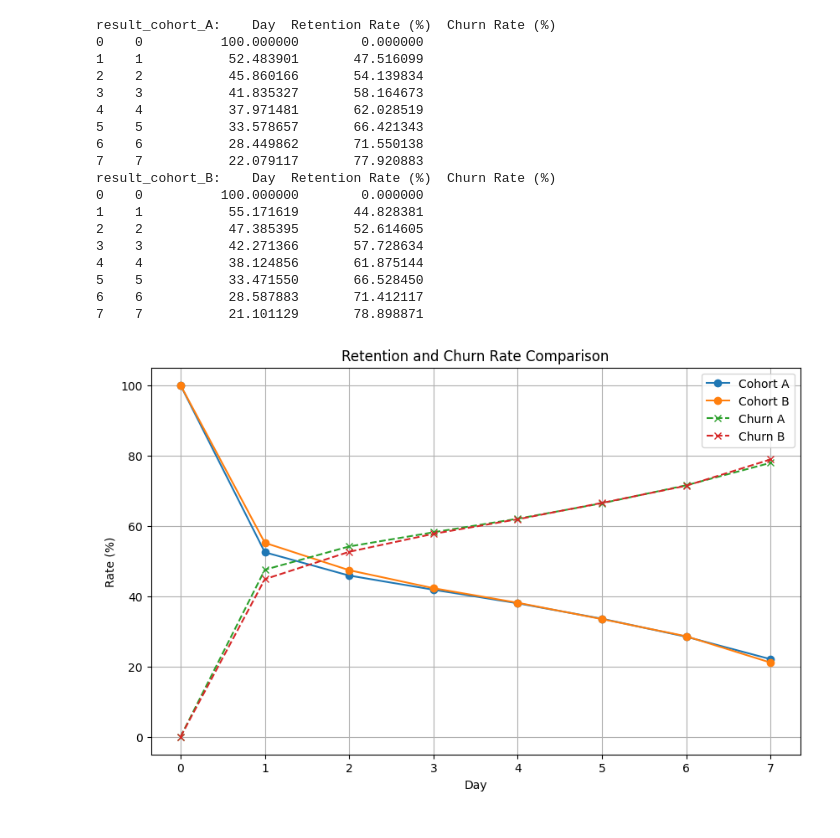
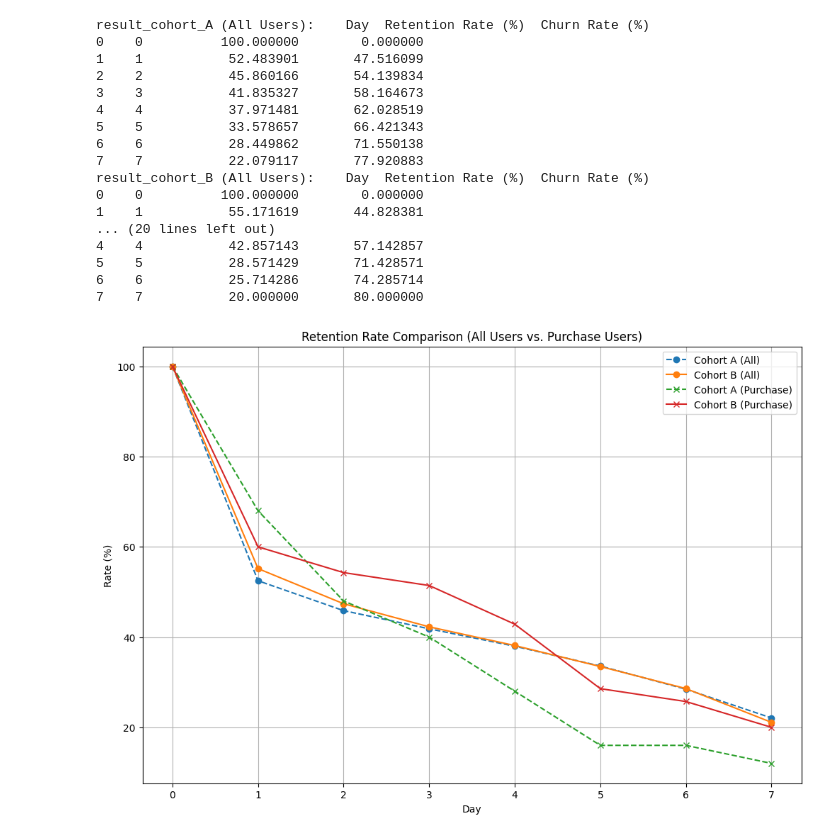
Before and after one commit to prosto-vlad19/A-B_testing_analysis, a Jupyter notebook: activity.ipynb, the cells around one changed output. Drawn from its saved outputs; the diff is of its cells as text; code cells hidden in the pictures.

```diff
--- a/activity.ipynb
+++ b/activity.ipynb
@@ -15,14 +15,18 @@ data_cohort_B = data[data['AB_Cohort'] == 'B']
 data_cohort_A.to_csv("./data_proc/data_cohort_A.csv", index=False)
 data_cohort_B.to_csv("./data_proc/data_cohort_B.csv", index=False)
 # %%
-#1 Retention and Churn Rate
-# Создаем словарь для хранения Retention и Churn Rate для каждого дня
-import pandas as pd
+#1.1 Retention and Churn Rate
 
-def calculate_retention_churn(data):
+# Функция для вычисления Retention и Churn Rate
+def calculate_retention_churn(data, filter_by_purchase=False):
     # Создаем словарь для хранения Retention и Churn Rate для каждого дня
     retention_dict = {}
     churn_dict = {}
+
+    # Фильтруем данные, оставляя только пользователей с покупками, если необходимо
+    if filter_by_purchase:
+        data = data[data['CountBuy'] > 0]
+
     total_users = data['User_id'].nunique()
 
     # Инициализируем значения для дня 0 (установки)
@@ -31,7 +35,6 @@ def calculate_retention_churn(data):
 
     # Проходим по строкам данных и обновляем Retention и Churn Rate
     for day in range(1, 8):  # Начинаем с первого дня, так как день 0 уже инициализирован
-        users_on_day = data[data['Retention'] == day]['User_id'].nunique()
         retained_users = data[data['Retention'] >= day]['User_id'].nunique()
 
         retention_rate = (retained_users / total_users) * 100
@@ -47,14 +50,19 @@ def calculate_retention_churn(data):
 
     return retention_churn_df
 
-result_cohort_A_df = calculate_retention_churn(data_cohort_A)
-result_cohort_B_df = calculate_retention_churn(data_cohort_B)
+# Вычисляем Retention и Churn Rate для когорты A и B с учетом покупок и без учета
+result_cohort_A_all_df = calculate_retention_churn(data_cohort_A)
+result_cohort_B_all_df = calculate_retention_churn(data_cohort_B)
+result_cohort_A_purchase_df = calculate_retention_churn(data_cohort_A, filter_by_purchase=True)
+result_cohort_B_purchase_df = calculate_retention_churn(data_cohort_B, filter_by_purchase=True)
 
 # Вывести результаты
-print("result_cohort_A:",result_cohort_A_df)
-print("result_cohort_B:",result_cohort_B_df)
+print("result_cohort_A (All Users):", result_cohort_A_all_df)
+print("result_cohort_B (All Users):", result_cohort_B_all_df)
+print("result_cohort_A (Purchase Users):", result_cohort_A_purchase_df)
+print("result_cohort_B (Purchase Users):", result_cohort_B_purchase_df)
 # %% [output]
-result_cohort_A:    Day  Retention Rate (%)  Churn Rate (%)
+result_cohort_A (All Users):    Day  Retention Rate (%)  Churn Rate (%)
 0    0          100.000000        0.000000
 1    1           52.483901       47.516099
 2    2           45.860166       54.139834
@@ -63,37 +71,35 @@ result_cohort_A:    Day  Retention Rate (%)  Churn Rate (%)
 5    5           33.578657       66.421343
 6    6           28.449862       71.550138
 7    7           22.079117       77.920883
-result_cohort_B:    Day  Retention Rate (%)  Churn Rate (%)
+result_cohort_B (All Users):    Day  Retention Rate (%)  Churn Rate (%)
 0    0          100.000000        0.000000
 1    1           55.171619       44.828381
-2    2           47.385395       52.614605
-3    3           42.271366       57.728634
-4    4           38.124856       61.875144
-5    5           33.471550       66.528450
-6    6           28.587883       71.412117
-7    7           21.101129       78.898871
+... (20 lines left out)
+4    4           42.857143       57.142857
+5    5           28.571429       71.428571
+6    6           25.714286       74.285714
+7    7           20.000000       80.000000
 # %%
-#1.2 Retention and Churn Rate graph
+#1.2 Retention graph
+# Строим графики для всех пользователей и только для пользователей с покупками
+plt.figure(figsize=(12, 8))
 
-# Строим графики
-plt.figure(figsize=(10, 6))
+# График Retention Rate для всех пользователей
+plt.plot(result_cohort_A_all_df['Day'], result_cohort_A_all_df['Retention Rate (%)'], label='Cohort A (All)',linestyle='--', marker='o')
+plt.plot(result_cohort_B_all_df['Day'], result_cohort_B_all_df['Retention Rate (%)'], label='Cohort B (All)', marker='o')
 
-# График Retention Rate для когорты A и B
-plt.plot(result_cohort_A_df['Day'], result_cohort_A_df['Retention Rate (%)'], label='Cohort A', marker='o')
-plt.plot(result_cohort_B_df['Day'], result_cohort_B_df['Retention Rate (%)'], label='Cohort B', marker='o')
-
-# График Churn Rate для когорты A и B
-plt.plot(result_cohort_A_df['Day'], result_cohort_A_df['Churn Rate (%)'], label='Churn A', linestyle='--', marker='x')
-plt.plot(result_cohort_B_df['Day'], result_cohort_B_df['Churn Rate (%)'], label='Churn B', linestyle='--', marker='x')
+# График Retention Rate только для пользователей с покупками
+plt.plot(result_cohort_A_purchase_df['Day'], result_cohort_A_purchase_df['Retention Rate (%)'], label='Cohort A (Purchase)', linestyle='--', marker='x')
+plt.plot(result_cohort_B_purchase_df['Day'], result_cohort_B_purchase_df['Retention Rate (%)'], label='Cohort B (Purchase)', marker='x')
 
 # Настройки графика
-plt.title('Retention and Churn Rate Comparison')
+plt.title('Retention Rate Comparison (All Users vs. Purchase Users)')
 plt.xlabel('Day')
 plt.ylabel('Rate (%)')
 plt.legend()
 plt.grid(True)
 
 # Отображение графика
 plt.show()
 # %% [output]
-[figure, old version]
+[figure, new version]
```
Also changed, not shown: parts of 7 cells of this notebook.
